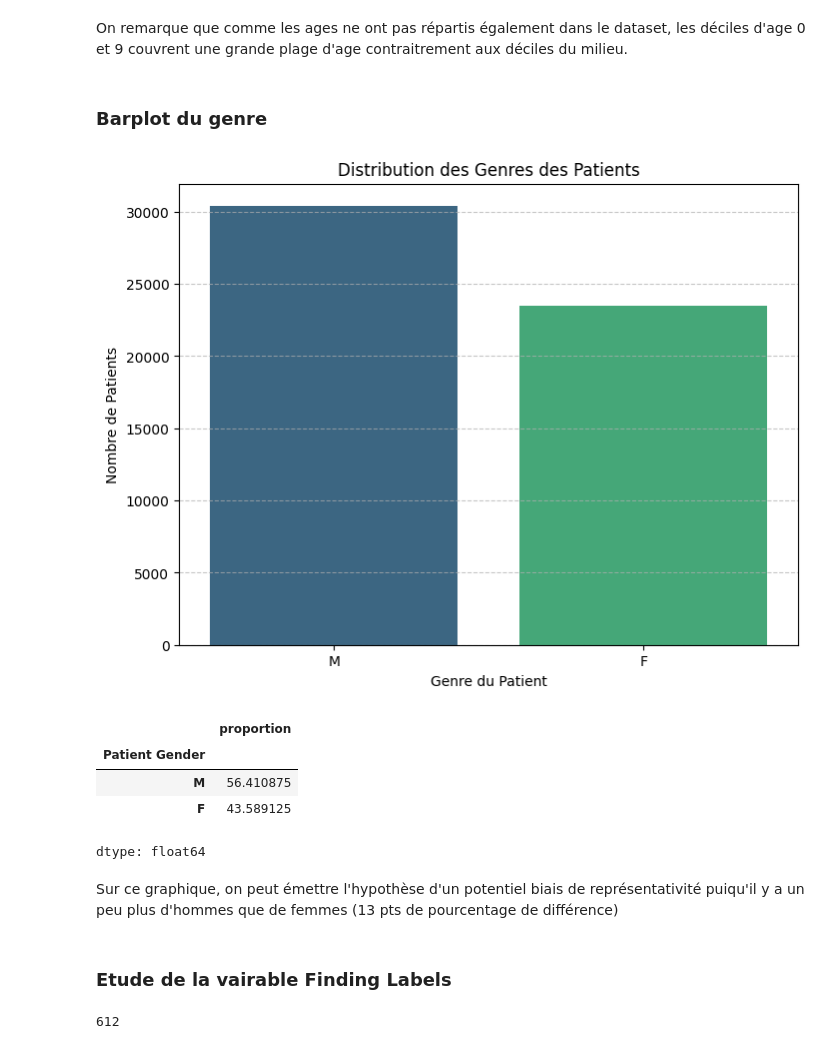
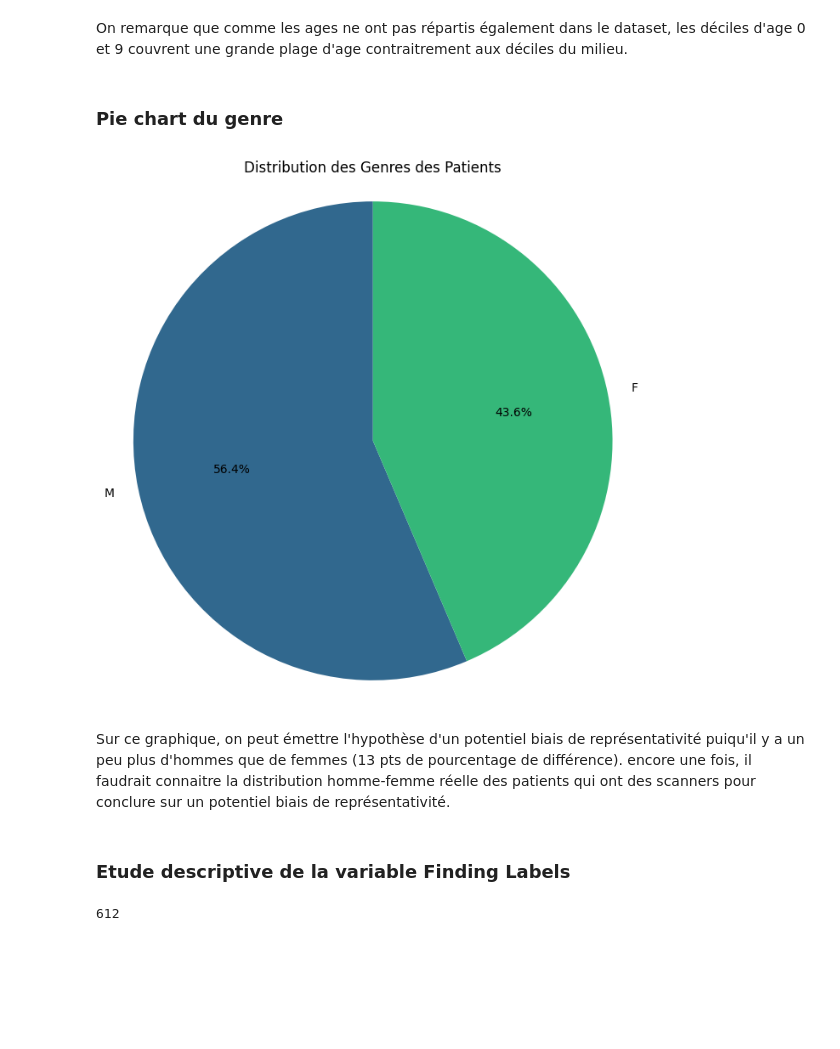
Before and after one commit to gyzzko/bias-in-data-science, a Jupyter notebook: Mi_projet_contri_raphael.ipynb, the cells around one changed output. Saved outputs shown, nothing was run; the diff lists cells and outputs as text; code cells hidden in the pictures; blank space fills up the shorter version.

```diff
--- a/Mi_projet_contri_raphael.ipynb
+++ b/Mi_projet_contri_raphael.ipynb
@@ -563,29 +536,21 @@ Age_Decile
 # %% [markdown]
 On remarque que comme les ages ne ont pas répartis également dans le dataset, les déciles d'age 0 et 9 couvrent une grande plage d'age contraitrement aux déciles du milieu.
 # %% [markdown]
-### Barplot du genre
+### Pie chart du genre
-# %%
-plt.figure(figsize=(8, 6))
-sns.countplot(x='Patient Gender', data=df, palette='viridis', hue='Patient Gender') # Removed legend=False
-plt.title('Distribution des Genres des Patients')
-plt.xlabel('Genre du Patient')
-plt.ylabel('Nombre de Patients')
-plt.grid(axis='y', linestyle='--', alpha=0.7)
-plt.show()
-# %% [output]
-[figure, removed]
-# %%
-df["Patient Gender"].value_counts(normalize=True) * 100
-# %% [output]
-|  | proportion |
-| Patient Gender |  |
-| M | 56.410875 |
-| F | 43.589125 |
-dtype: float64
+# %%
+gender_counts = df['Patient Gender'].value_counts()
+
+plt.figure(figsize=(8, 8))
+plt.pie(gender_counts, labels=gender_counts.index, autopct='%1.1f%%', startangle=90, colors=sns.color_palette('viridis', len(gender_counts)))
+plt.title('Distribution des Genres des Patients')
+plt.axis('equal') # Equal aspect ratio ensures that pie is drawn as a circle.
+plt.show()
+# %% [output]
+[figure, added]
 # %% [markdown]
-Sur ce graphique, on peut émettre l'hypothèse d'un potentiel biais de représentativité puiqu'il y a un peu plus d'hommes que de femmes (13 pts de pourcentage de différence)
+Sur ce graphique, on peut émettre l'hypothèse d'un potentiel biais de représentativité puiqu'il y a un peu plus d'hommes que de femmes (13 pts de pourcentage de différence). encore une fois, il faudrait connaitre la distribution homme-femme réelle des patients qui ont des scanners pour conclure sur un potentiel biais de représentativité.
 # %% [markdown]
-### Etude de la vairable Finding Labels
+### Etude descriptive de la variable Finding Labels
 # %%
 df["Finding Labels"].nunique()
 # %% [output]
```
Also changed, not shown: parts of 28 cells of this notebook.
